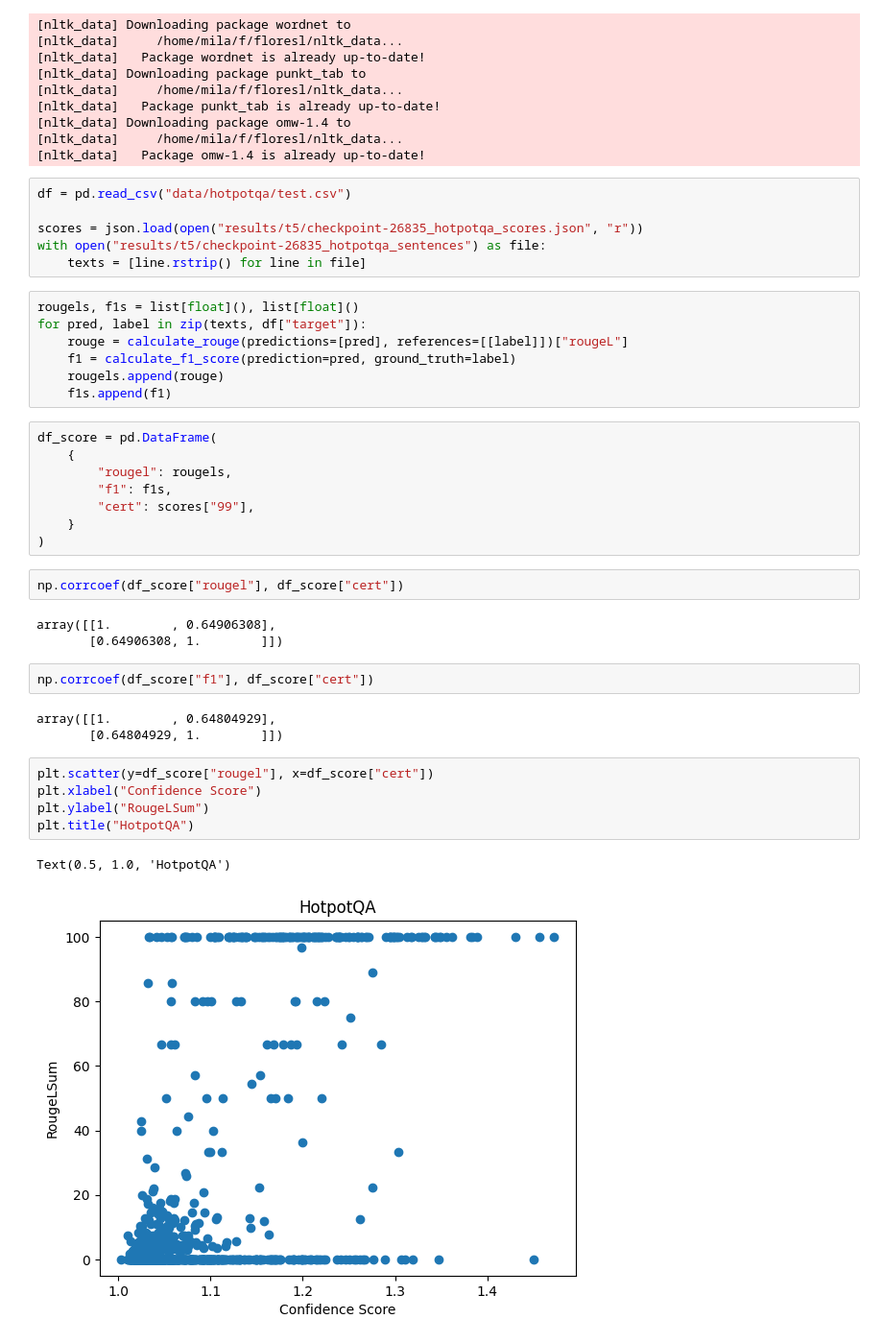
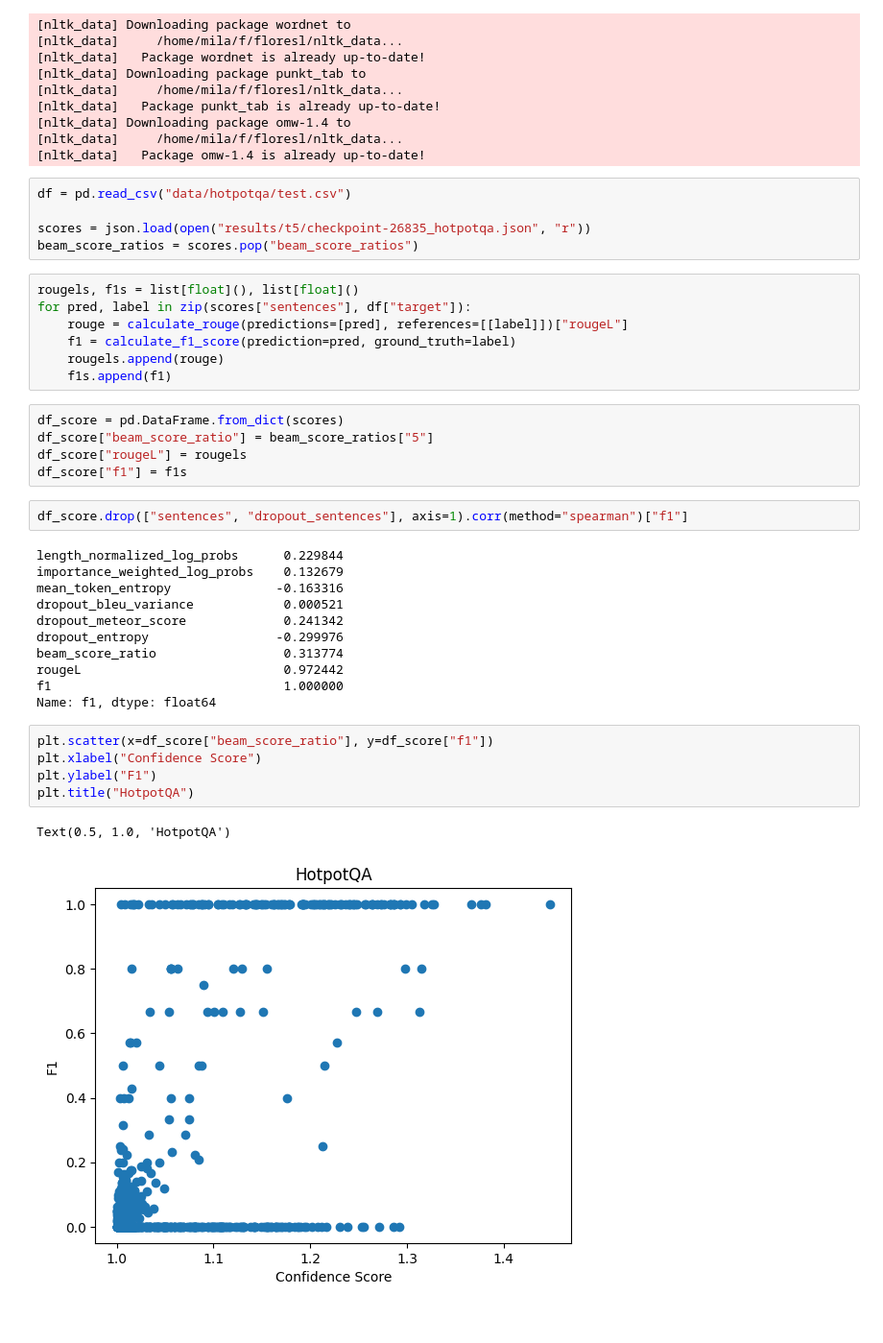
Before and after one commit to ljyflores/calibrated-confidence-for-nlg, a Jupyter notebook: analysis_hotpotqa.ipynb, the cells around one changed output. Shown: that part at 96% size. Drawn from its saved outputs; the diff is of its cells as text.

```diff
--- a/analysis_hotpotqa.ipynb
+++ b/analysis_hotpotqa.ipynb
@@ -17,39 +17,38 @@ from src.eval import calculate_rouge, calculate_f1_score
 # %%
 df = pd.read_csv("data/hotpotqa/test.csv")
 
-scores = json.load(open("results/t5/checkpoint-26835_hotpotqa_scores.json", "r"))
-with open("results/t5/checkpoint-26835_hotpotqa_sentences") as file:
-    texts = [line.rstrip() for line in file]
+scores = json.load(open("results/t5/checkpoint-26835_hotpotqa.json", "r"))
+beam_score_ratios = scores.pop("beam_score_ratios")
 # %%
 rougels, f1s = list[float](), list[float]()
-for pred, label in zip(texts, df["target"]):
+for pred, label in zip(scores["sentences"], df["target"]):
     rouge = calculate_rouge(predictions=[pred], references=[[label]])["rougeL"]
     f1 = calculate_f1_score(prediction=pred, ground_truth=label)
     rougels.append(rouge)
     f1s.append(f1)
 # %%
-df_score = pd.DataFrame(
-    {
-        "rougel": rougels,
-        "f1": f1s,
-        "cert": scores["99"],
-    }
-)
+df_score = pd.DataFrame.from_dict(scores)
+df_score["beam_score_ratio"] = beam_score_ratios["5"]
+df_score["rougeL"] = rougels
+df_score["f1"] = f1s
-# %%
-np.corrcoef(df_score["rougel"], df_score["cert"])
-# %% [output]
-array([[1.        , 0.64906308],
-       [0.64906308, 1.        ]])
-# %%
-np.corrcoef(df_score["f1"], df_score["cert"])
-# %% [output]
-array([[1.        , 0.64804929],
-       [0.64804929, 1.        ]])
+# %%
+df_score.drop(["sentences", "dropout_sentences"], axis=1).corr(method="spearman")["f1"]
+# %% [output]
+length_normalized_log_probs      0.229844
+importance_weighted_log_probs    0.132679
+mean_token_entropy              -0.163316
+dropout_bleu_variance            0.000521
+dropout_meteor_score             0.241342
+dropout_entropy                 -0.299976
+beam_score_ratio                 0.313774
+rougeL                           0.972442
+f1                               1.000000
+Name: f1, dtype: float64
 # %%
-plt.scatter(y=df_score["rougel"], x=df_score["cert"])
+plt.scatter(x=df_score["beam_score_ratio"], y=df_score["f1"])
 plt.xlabel("Confidence Score")
-plt.ylabel("RougeLSum")
+plt.ylabel("F1")
 plt.title("HotpotQA")
 # %% [output]
 Text(0.5, 1.0, 'HotpotQA')
-[figure, old version]
+[figure, new version]
```
Also changed, not shown: parts of 2 cells of this notebook, 53 other files.
